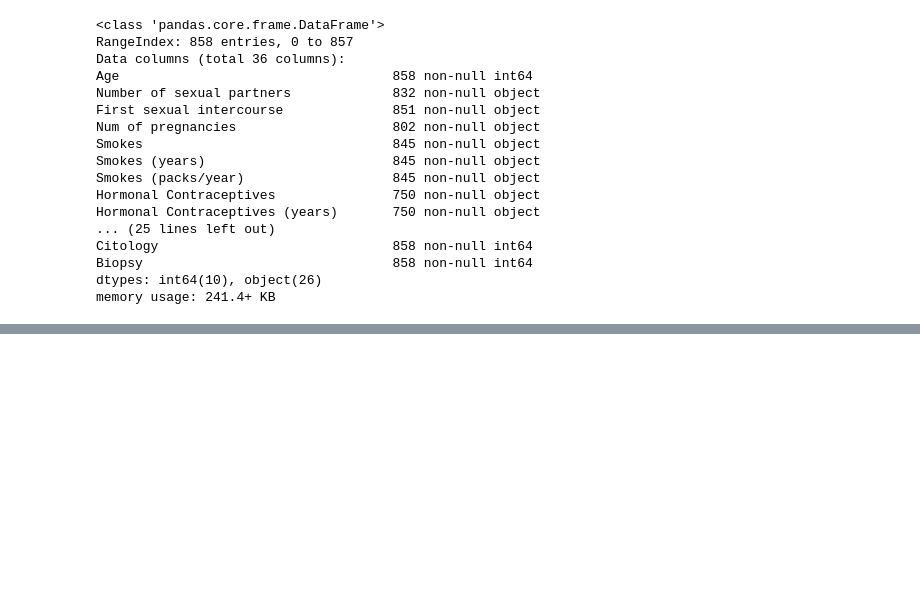
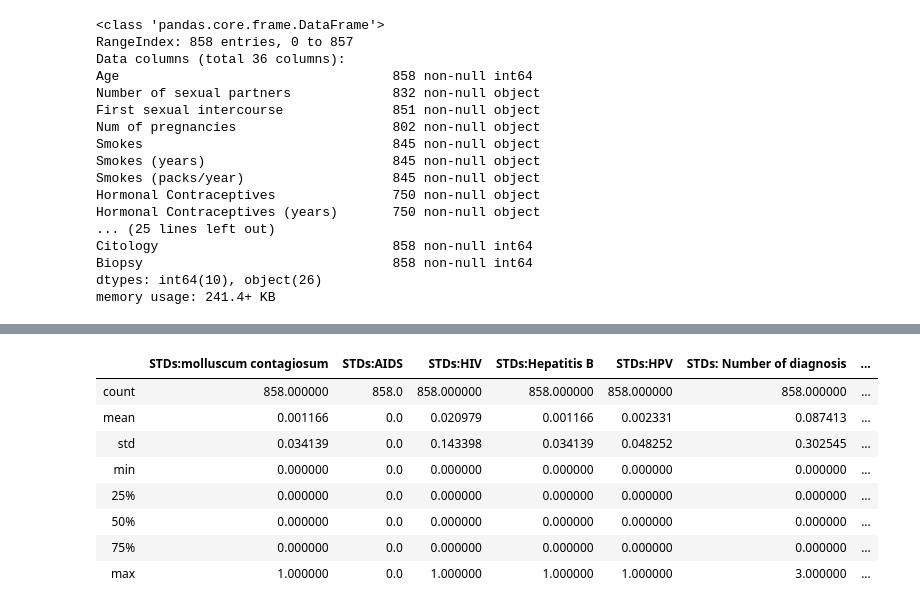
Before and after one commit to s-weisenberg/Data-Science-Projects, a Jupyter notebook: Capstone_Project_1/Capstone1_Data_Wrangling.ipynb, the cells around one changed output, grey strips where cells are left out. Saved outputs shown, nothing was run; the diff lists cells and outputs as text; code cells hidden in the pictures; blank space fills up the shorter version.

```diff
--- a/Capstone_Project_1/Capstone1_Data_Wrangling.ipynb
+++ b/Capstone_Project_1/Capstone1_Data_Wrangling.ipynb
@@ -93,0 +180,12 @@ memory usage: 241.4+ KB
+# %%
+df_median_imputed.loc[:,df_median_imputed.columns[20]:df_median_imputed.columns[29]].describe()
+# %% [output]
+|  | STDs:molluscum contagiosum | STDs:AIDS | STDs:HIV | STDs:Hepatitis B | STDs:HPV | STDs: Number of diagnosis | ... |
+| count | 858.000000 | 858.0 | 858.000000 | 858.000000 | 858.000000 | 858.000000 | ... |
+| mean | 0.001166 | 0.0 | 0.020979 | 0.001166 | 0.002331 | 0.087413 | ... |
+| std | 0.034139 | 0.0 | 0.143398 | 0.034139 | 0.048252 | 0.302545 | ... |
+| min | 0.000000 | 0.0 | 0.000000 | 0.000000 | 0.000000 | 0.000000 | ... |
+| 25% | 0.000000 | 0.0 | 0.000000 | 0.000000 | 0.000000 | 0.000000 | ... |
+| 50% | 0.000000 | 0.0 | 0.000000 | 0.000000 | 0.000000 | 0.000000 | ... |
+| 75% | 0.000000 | 0.0 | 0.000000 | 0.000000 | 0.000000 | 0.000000 | ... |
+| max | 1.000000 | 0.0 | 1.000000 | 1.000000 | 1.000000 | 3.000000 | ... |
```
Also changed, not shown: parts of 14 cells of this notebook.
